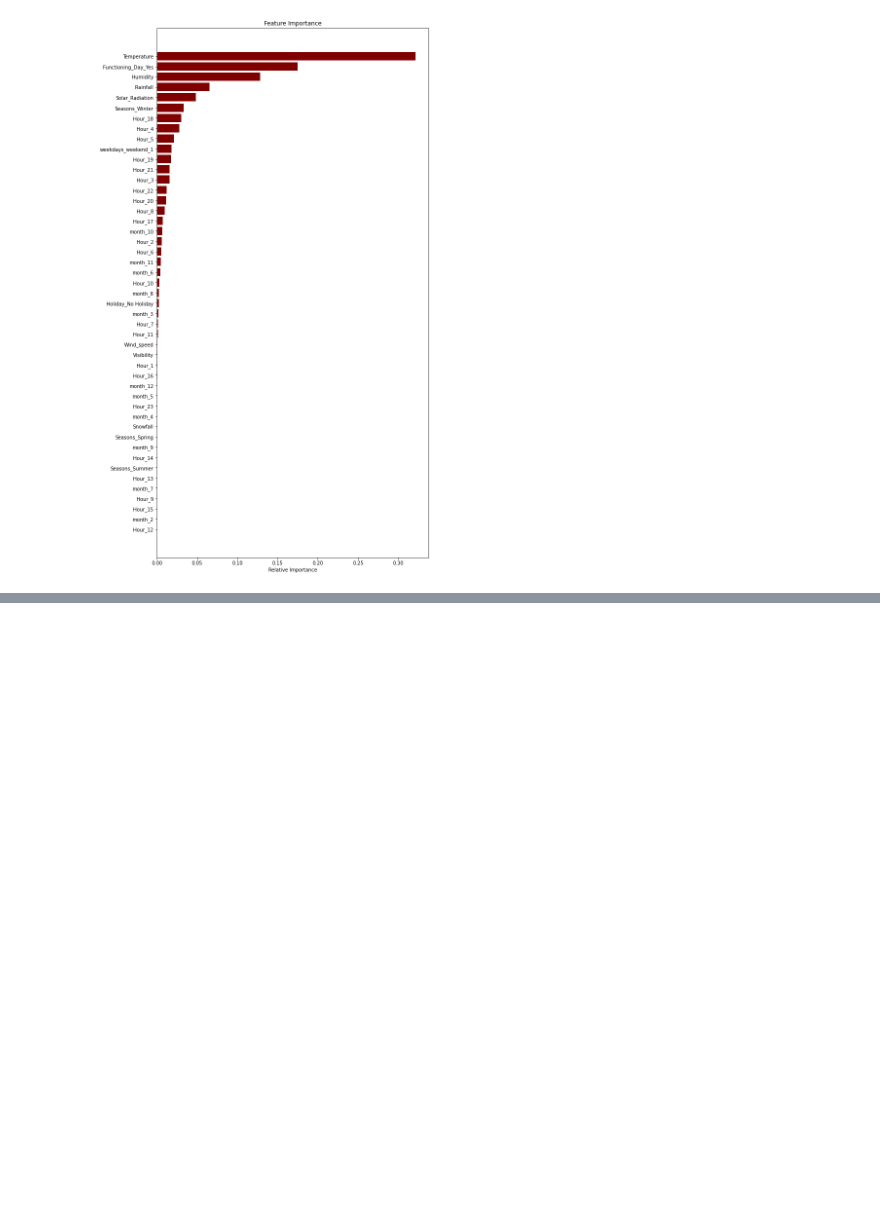
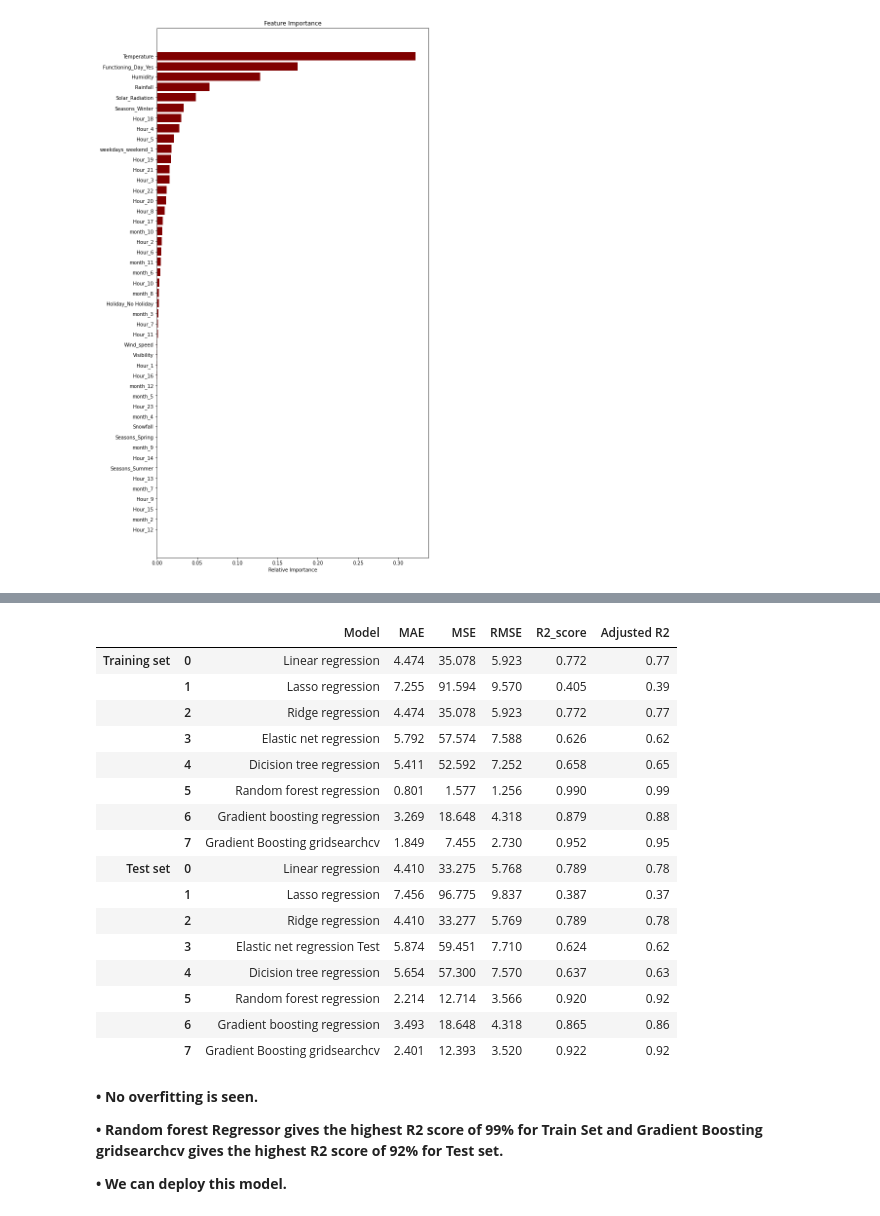
Before and after one commit to vivvvek24/Bike-Sharing-Demand-Prediction, a Jupyter notebook: Copy_of_Bike_Sharing_Demand_Prediction_Capstone_Project.ipynb, the cells around one changed output, grey strips where cells are left out. Cells and saved outputs as stored; diff of their text form; code cells hidden in the pictures; blank space fills up the shorter version.

```diff
--- a/Copy_of_Bike_Sharing_Demand_Prediction_Capstone_Project.ipynb
+++ b/Copy_of_Bike_Sharing_Demand_Prediction_Capstone_Project.ipynb
@@ -1597,0 +1605,28 @@ plt.show()
+# %%
+# displaying the results of evaluation metric values for all models
+result=pd.concat([training_df,test_df],keys=['Training set','Test set'])
+result
+# %% [output]
+|  |  | Model | MAE | MSE | RMSE | R2_score | Adjusted R2 |
+| Training set | 0 | Linear regression | 4.474 | 35.078 | 5.923 | 0.772 | 0.77 |
+|  | 1 | Lasso regression | 7.255 | 91.594 | 9.570 | 0.405 | 0.39 |
+|  | 2 | Ridge regression | 4.474 | 35.078 | 5.923 | 0.772 | 0.77 |
+|  | 3 | Elastic net regression | 5.792 | 57.574 | 7.588 | 0.626 | 0.62 |
+|  | 4 | Dicision tree regression | 5.411 | 52.592 | 7.252 | 0.658 | 0.65 |
+|  | 5 | Random forest regression | 0.801 | 1.577 | 1.256 | 0.990 | 0.99 |
+|  | 6 | Gradient boosting regression | 3.269 | 18.648 | 4.318 | 0.879 | 0.88 |
+|  | 7 | Gradient Boosting gridsearchcv | 1.849 | 7.455 | 2.730 | 0.952 | 0.95 |
+| Test set | 0 | Linear regression | 4.410 | 33.275 | 5.768 | 0.789 | 0.78 |
+|  | 1 | Lasso regression | 7.456 | 96.775 | 9.837 | 0.387 | 0.37 |
+|  | 2 | Ridge regression | 4.410 | 33.277 | 5.769 | 0.789 | 0.78 |
+|  | 3 | Elastic net regression Test | 5.874 | 59.451 | 7.710 | 0.624 | 0.62 |
+|  | 4 | Dicision tree regression | 5.654 | 57.300 | 7.570 | 0.637 | 0.63 |
+|  | 5 | Random forest regression | 2.214 | 12.714 | 3.566 | 0.920 | 0.92 |
+|  | 6 | Gradient boosting regression | 3.493 | 18.648 | 4.318 | 0.865 | 0.86 |
+|  | 7 | Gradient Boosting gridsearchcv | 2.401 | 12.393 | 3.520 | 0.922 | 0.92 |
+# %% [markdown]
+**• No overfitting is seen.**
+
+**• Random forest Regressor gives the highest R2 score of 99% for Train Set and Gradient Boosting gridsearchcv gives the highest R2 score of 92% for Test set.**
+
+**• We can deploy this model.**
```
Also changed, not shown: parts of 4 cells of this notebook.
